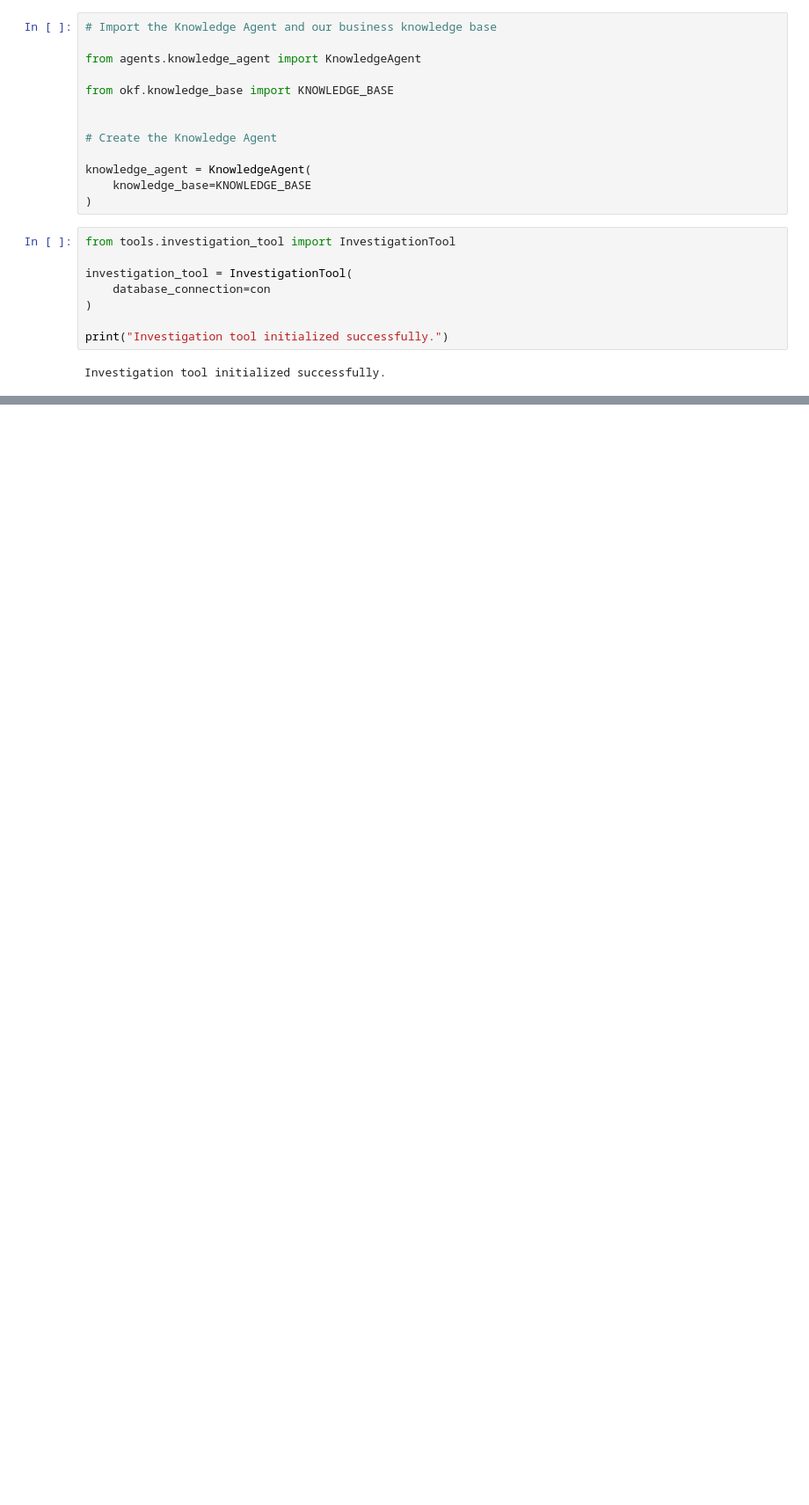
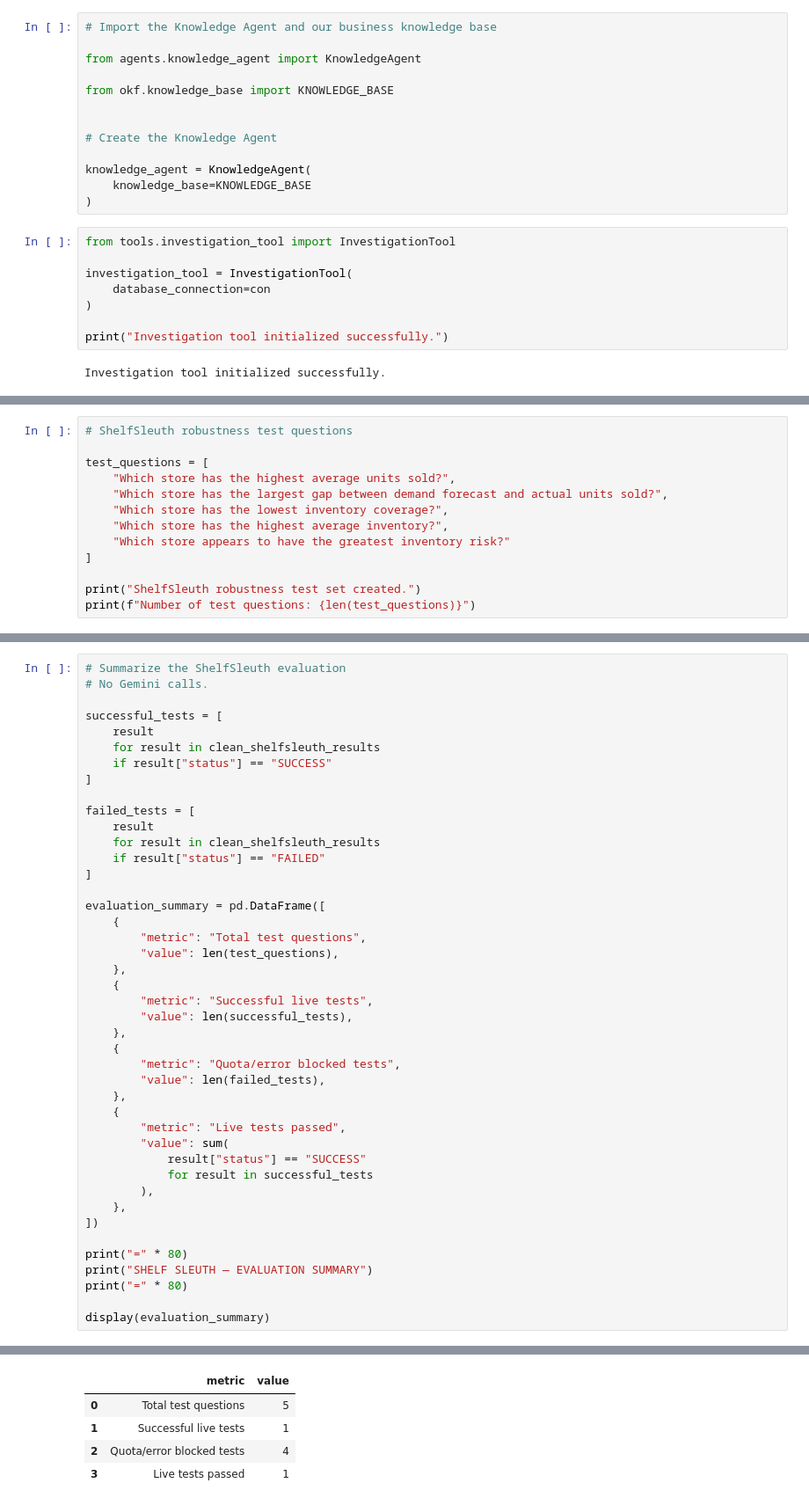
Before and after one commit to Sid1813/ShelfSleuth, a Jupyter notebook: notebooks/01_data_reconnaissance.ipynb, the cells around one changed output, grey strips where cells are left out. Shown at 88% size. Cells and saved outputs as stored; diff of their text form; blank space fills up the shorter version.

```diff
--- a/notebooks/01_data_reconnaissance.ipynb
+++ b/notebooks/01_data_reconnaissance.ipynb
@@ -930,0 +948,13 @@ print("ShelfSleuth pipeline initialized successfully.")
+# %%
+# ShelfSleuth robustness test questions
+
+test_questions = [
+    "Which store has the highest average units sold?",
+    "Which store has the largest gap between demand forecast and actual units sold?",
+    "Which store has the lowest inventory coverage?",
+    "Which store has the highest average inventory?",
+    "Which store appears to have the greatest inventory risk?"
+]
+
+print("ShelfSleuth robustness test set created.")
+print(f"Number of test questions: {len(test_questions)}")
@@ -930,0 +1405,44 @@ print("ShelfSleuth pipeline initialized successfully.")
+# %%
+# Summarize the ShelfSleuth evaluation
+# No Gemini calls.
+
+successful_tests = [
+    result
+    for result in clean_shelfsleuth_results
+    if result["status"] == "SUCCESS"
+]
+
+failed_tests = [
+    result
+    for result in clean_shelfsleuth_results
+    if result["status"] == "FAILED"
+]
+
+evaluation_summary = pd.DataFrame([
+    {
+        "metric": "Total test questions",
+        "value": len(test_questions),
+    },
+    {
+        "metric": "Successful live tests",
+        "value": len(successful_tests),
+    },
+    {
+        "metric": "Quota/error blocked tests",
+        "value": len(failed_tests),
+    },
+    {
+        "metric": "Live tests passed",
+        "value": sum(
+            result["status"] == "SUCCESS"
+            for result in successful_tests
+        ),
+    },
+])
+
+print("=" * 80)
+print("SHELF SLEUTH — EVALUATION SUMMARY")
+print("=" * 80)
+
+display(evaluation_summary)
+# %% [output]
@@ -930,0 +1452,5 @@ print("ShelfSleuth pipeline initialized successfully.")
+|  | metric | value |
+| 0 | Total test questions | 5 |
+| 1 | Successful live tests | 1 |
+| 2 | Quota/error blocked tests | 4 |
+| 3 | Live tests passed | 1 |
```
Also changed, not shown: parts of 15 cells of this notebook.
